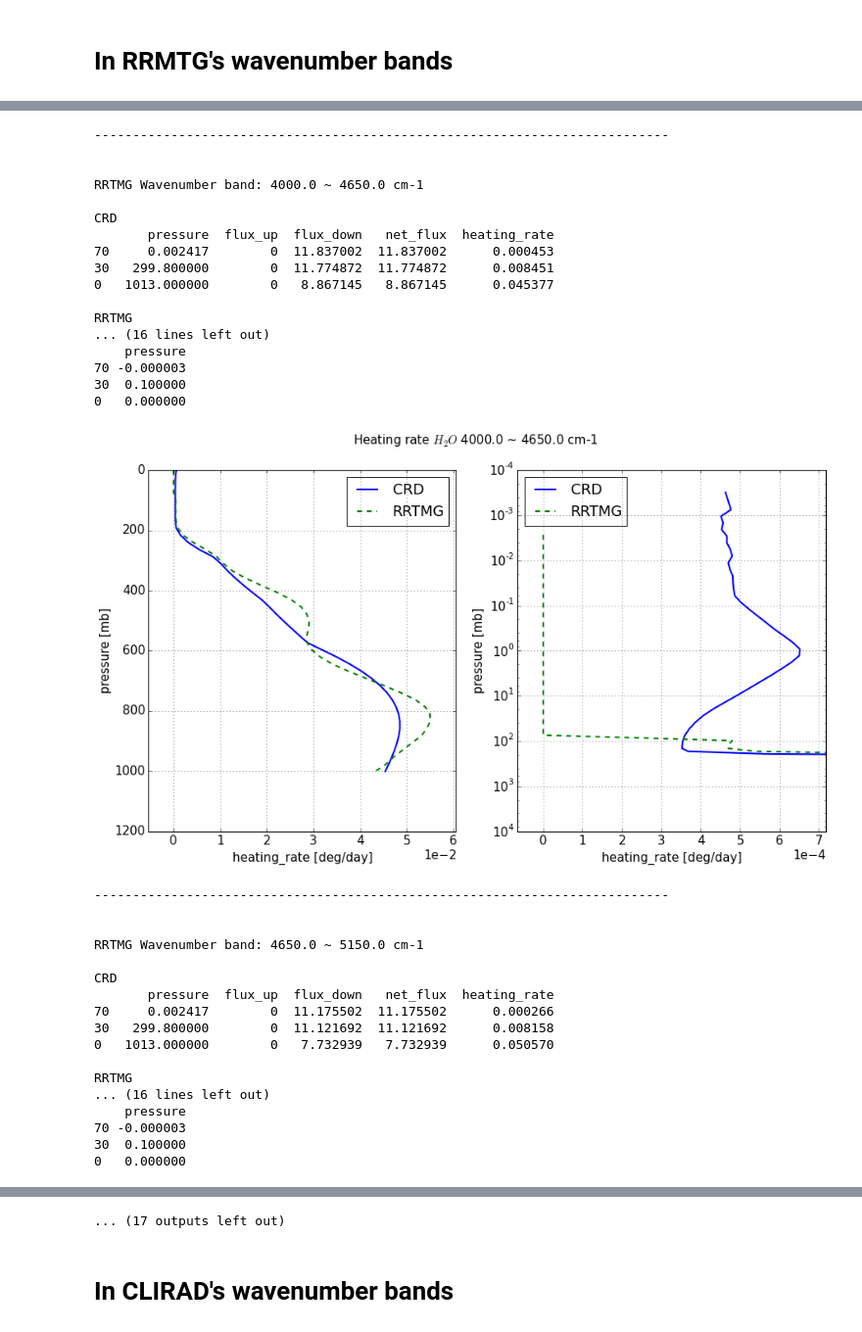
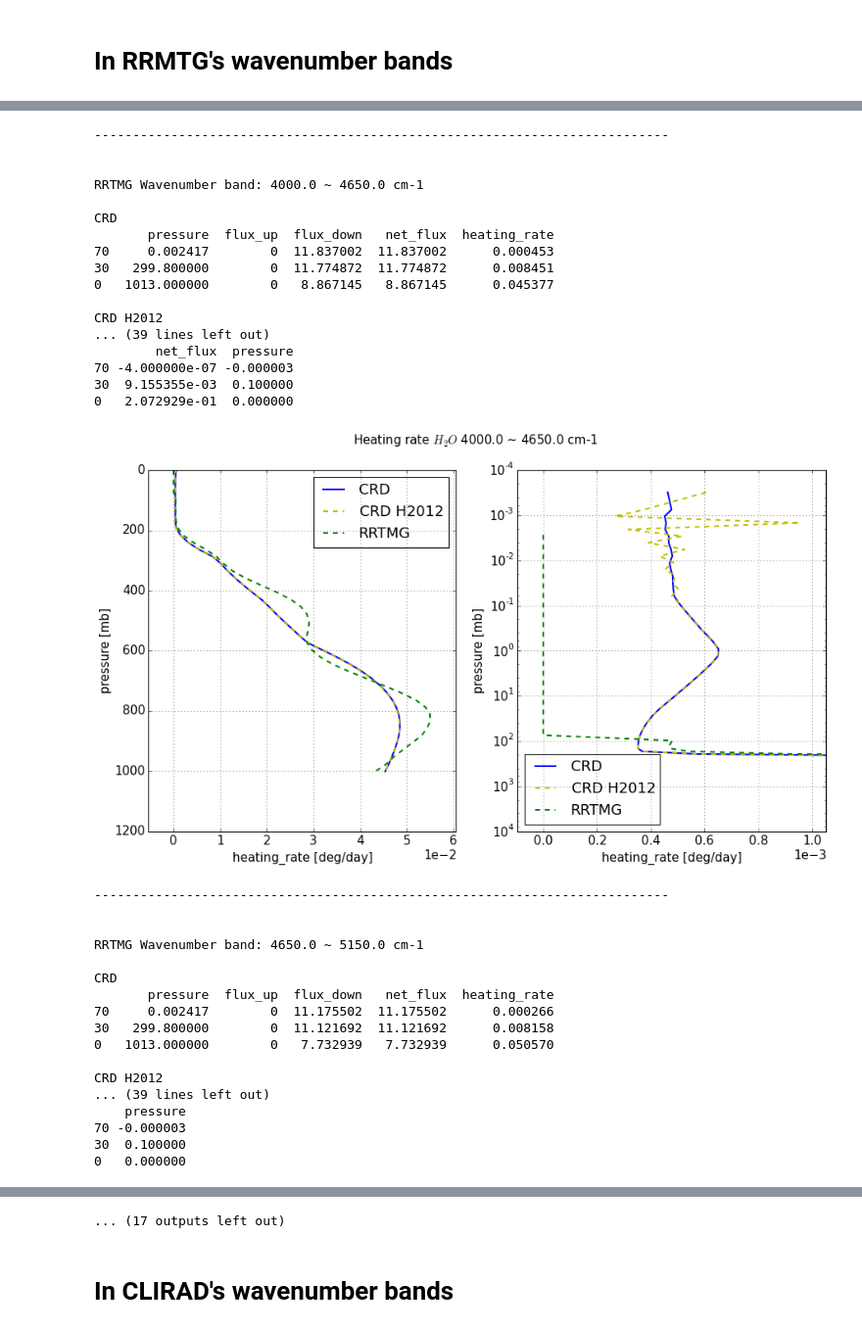
Before and after one commit to qAp/offline_radiation_notebooks, a Jupyter notebook: shortwave_mls_H2O_tmp.ipynb, the cells around one changed output, grey strips where cells are left out. Shown at 98% size. Cells and saved outputs as stored; diff of their text form; code cells hidden in the pictures.

```diff
--- a/shortwave_mls_H2O_tmp.ipynb
+++ b/shortwave_mls_H2O_tmp.ipynb
@@ -42,5 +44,9 @@ name_molecule = r'$H_{2}O$'
 pathout_crd = '/nuwa_cluster/home/jackyu/radiation/crd/SW/examples/mls75_H2O/OUTPUT_CRD.dat'
 pnl_crd = aerutils.OUTPUT_RADSUM_to_pandasPanel(readfrom = pathout_crd, signed_fluxes = True)
+# %%
+# CRD H2012
+pathout_crd = '../crd/SW/examples/mls75_H2O_solzen_60_H2012/OUTPUT_CRD.dat'
+pnl_crd_H2012 = aerutils.OUTPUT_RADSUM_to_pandasPanel(readfrom = pathout_crd, signed_fluxes = True)
 # %%
 # Load CLIRAD results
 pathout_clirad = '/nuwa_cluster/home/jackyu/radiation/clirad/SW/examples/mls75_H2O/OUTPUT_CLIRAD.dat'
@@ -278,7 +322,8 @@ print()
 print()
 
 fluxtableNhrplot_by_rrtmg_bands(pnl_rrtmg, \
-                                ('CRD', 'b', '-', pnl_crd))
+                                ('CRD', 'b', '-', pnl_crd),
+                               ('CRD H2012', 'y', '--', pnl_crd_H2012))
 # %% [output]
 Flux tables and heating rates in RRTMG spectral bands
 
@@ -337,21 +382,21 @@ RRTMG
 ---------------------------------------------------------------------------
 
 
 RRTMG Wavenumber band: 4000.0 ~ 4650.0 cm-1
 
 CRD
        pressure  flux_up  flux_down   net_flux  heating_rate
 70     0.002417        0  11.837002  11.837002      0.000453
 30   299.800000        0  11.774872  11.774872      0.008451
 0   1013.000000        0   8.867145   8.867145      0.045377
 
-RRTMG
-... (16 lines left out)
-    pressure
-70 -0.000003
-30  0.100000
-0   0.000000
+CRD H2012
+... (39 lines left out)
+        net_flux  pressure
+70 -4.000000e-07 -0.000003
+30  9.155355e-03  0.100000
+0   2.072929e-01  0.000000
-[figure, old version]
+[figure, new version]
 ---------------------------------------------------------------------------
 
 
@@ -363,8 +408,8 @@ CRD
 30   299.800000        0  11.121692  11.121692      0.008158
 0   1013.000000        0   7.732939   7.732939      0.050570
 
-RRTMG
-... (16 lines left out)
+CRD H2012
+... (39 lines left out)
     pressure
 70 -0.000003
 30  0.100000
```
Also changed, not shown: parts of 8 cells of this notebook.
